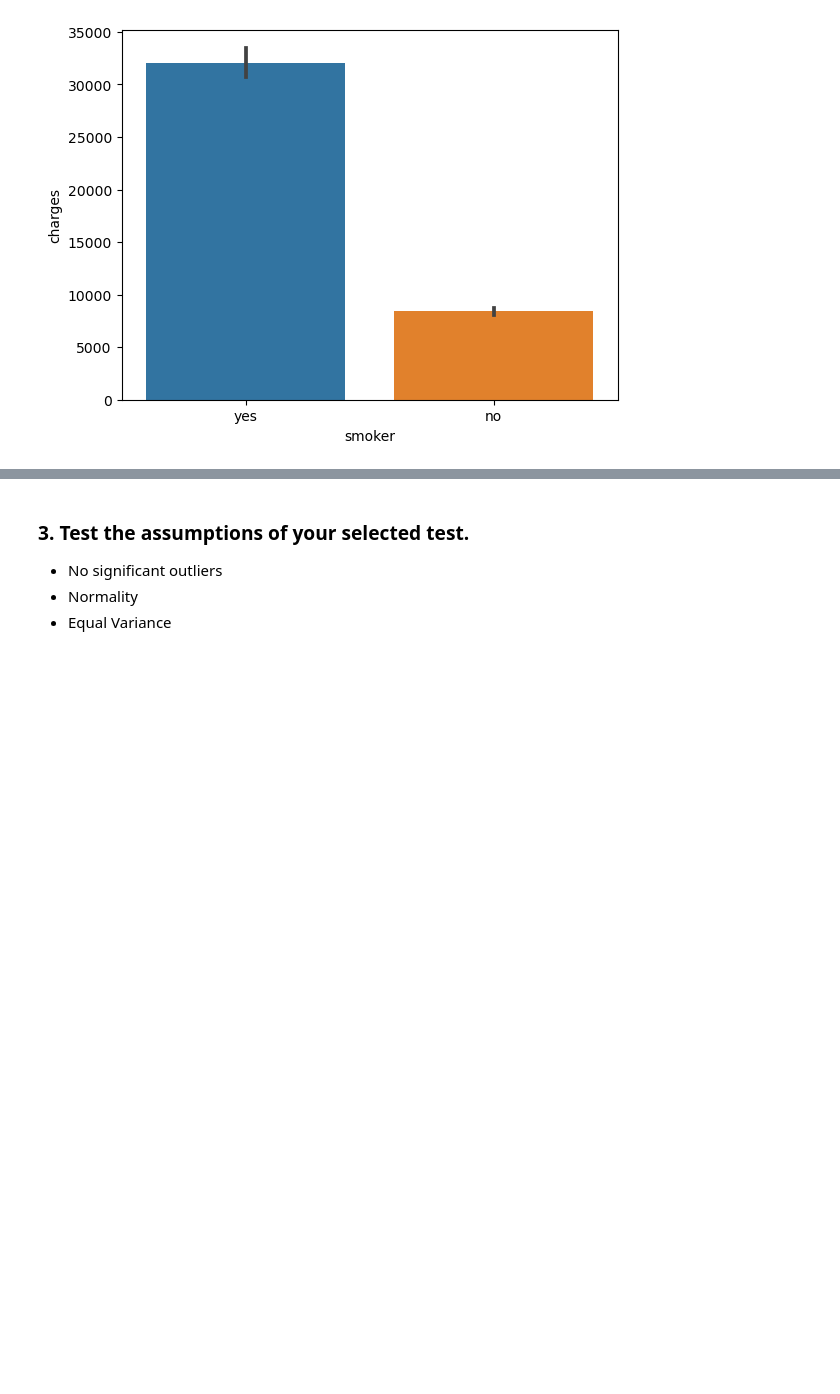
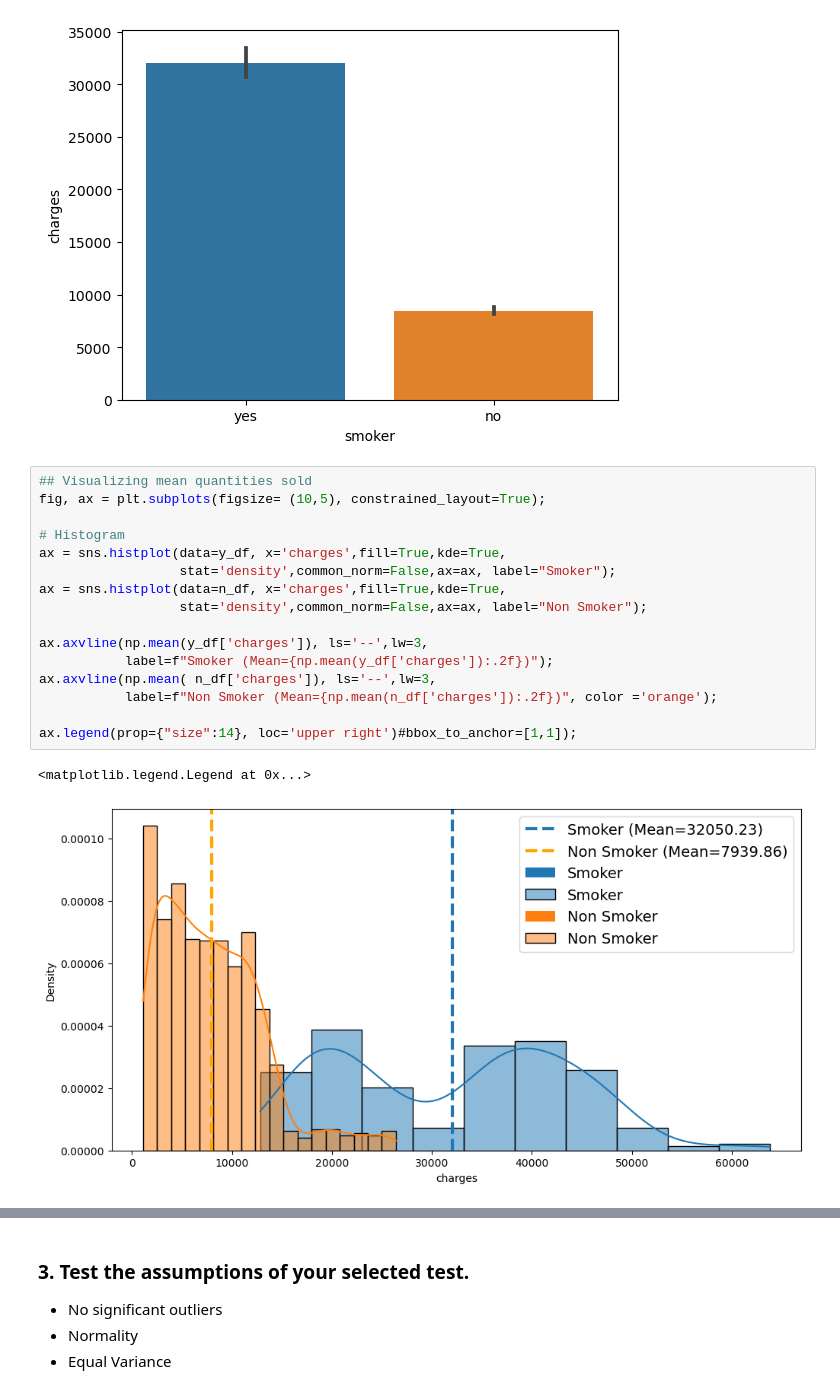
Before and after one commit to jonmessier/Learn-WK15-Hypothesis-Testing-w-Insurance-Data-CORE, a Jupyter notebook: Learn - WK15 - Hypothesis Testing with Insurance Data (CORE).ipynb, the cells around one changed output, grey strips where cells are left out. Saved outputs shown, nothing was run; the diff lists cells and outputs as text; blank space fills up the shorter version.

```diff
--- a/Learn - WK15 - Hypothesis Testing with Insurance Data (CORE).ipynb
+++ b/Learn - WK15 - Hypothesis Testing with Insurance Data (CORE).ipynb
@@ -102,3 +102,22 @@ sns.barplot(data=df, x="smoker", y="charges")
 # %% [output]
 <AxesSubplot: xlabel='smoker', ylabel='charges'>
 [figure]
+# %%
+## Visualizing mean quantities sold
+fig, ax = plt.subplots(figsize= (10,5), constrained_layout=True);
+
+# Histogram
+ax = sns.histplot(data=y_df, x='charges',fill=True,kde=True,
+                  stat='density',common_norm=False,ax=ax, label="Smoker");
+ax = sns.histplot(data=n_df, x='charges',fill=True,kde=True,
+                  stat='density',common_norm=False,ax=ax, label="Non Smoker");
+
+ax.axvline(np.mean(y_df['charges']), ls='--',lw=3,
+           label=f"Smoker (Mean={np.mean(y_df['charges']):.2f})");
+ax.axvline(np.mean( n_df['charges']), ls='--',lw=3,
+           label=f"Non Smoker (Mean={np.mean(n_df['charges']):.2f})", color ='orange');
+
+ax.legend(prop={"size":14}, loc='upper right')#bbox_to_anchor=[1,1]);
+# %% [output]
+<matplotlib.legend.Legend at 0x...>
+[figure, added]
```
Also changed, not shown: parts of 54 cells of this notebook.
